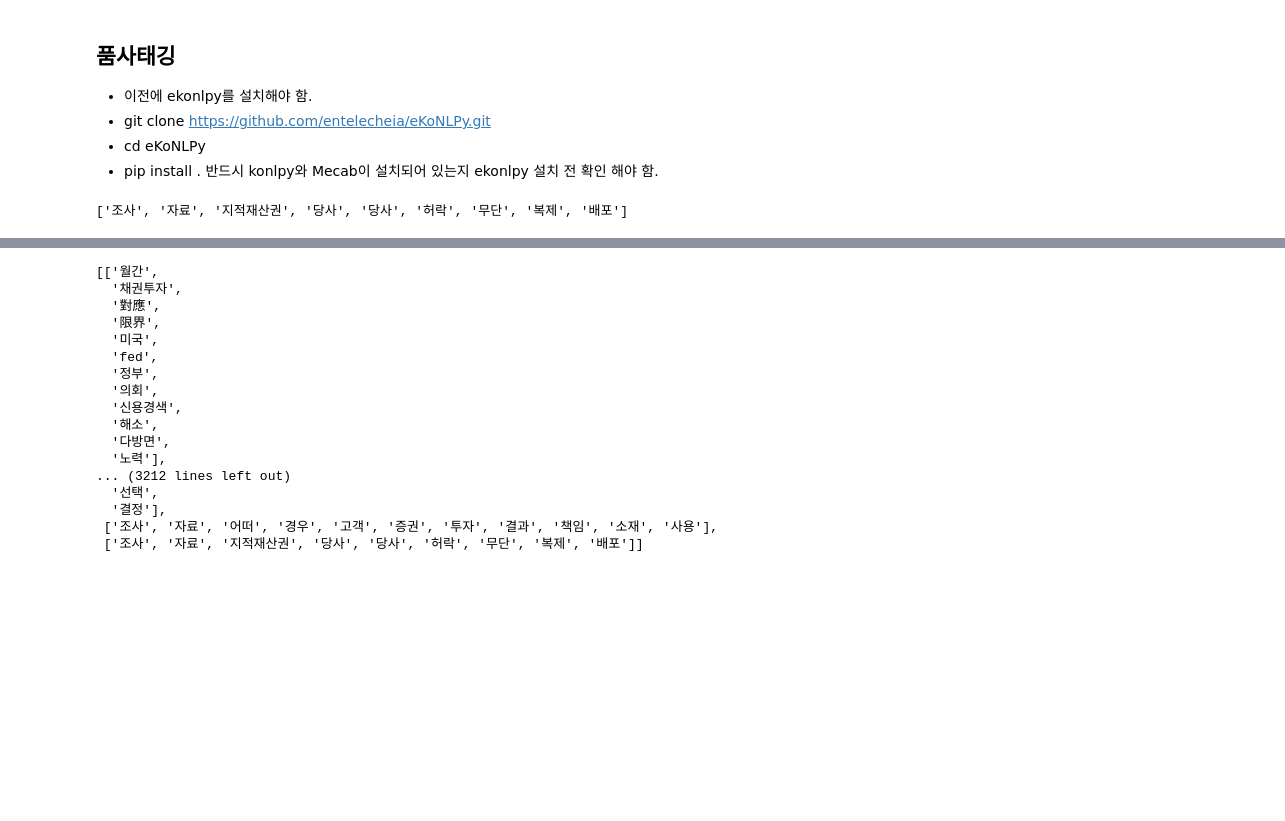
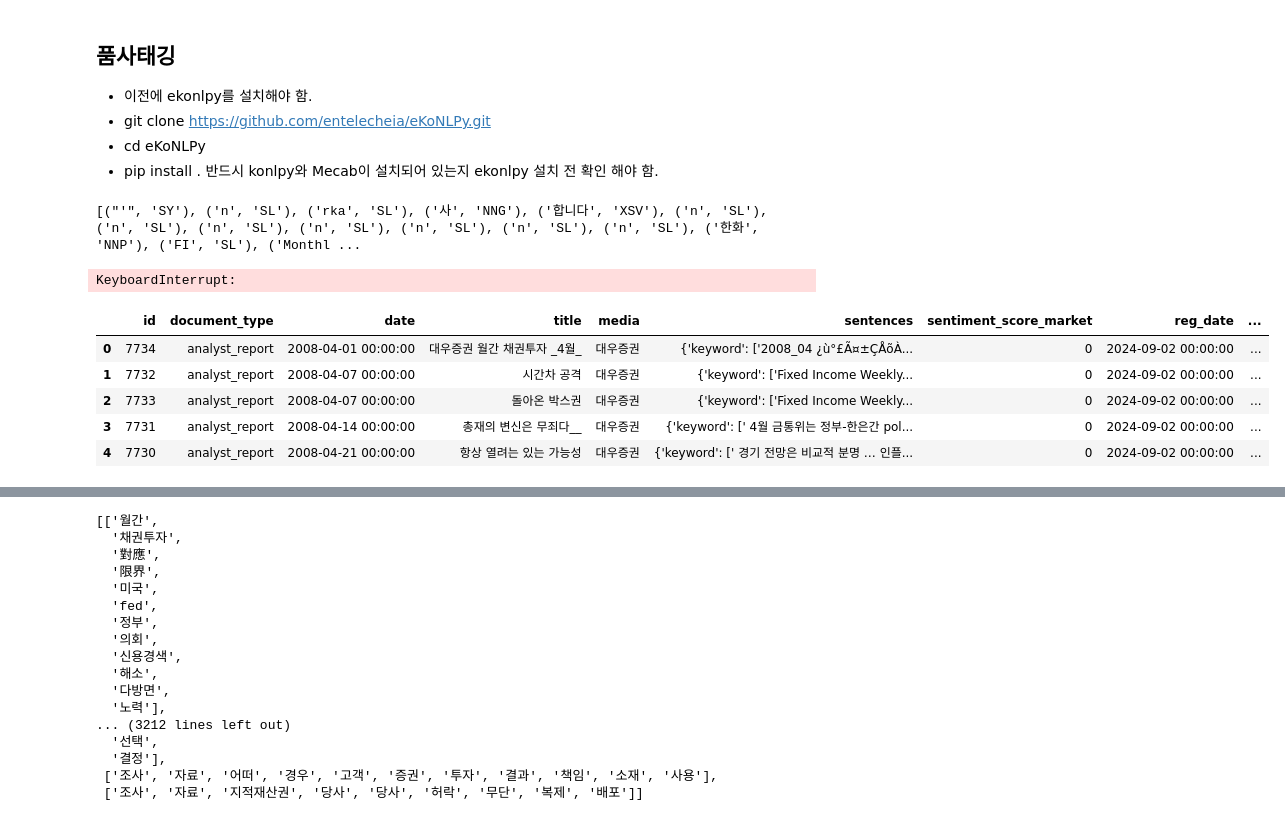
Before and after one commit to kojh0111/korean-nlp-for-monetary-policy, a Jupyter notebook: NLP Processing.ipynb, the cells around one changed output, grey strips where cells are left out. Saved outputs shown, nothing was run; the diff lists cells and outputs as text; code cells hidden in the pictures; blank space fills up the shorter version.

Commit message:
Add n-gram generation and analysis features
- Implement n-gram generation from sentences in DataFrame
- Update existing n-gram data in DataFrame
- Calculate total counts for n-grams across all rows

```diff
--- a/NLP Processing.ipynb
+++ b/NLP Processing.ipynb
@@ -148,14 +173,62 @@ def extract_nouns_from_sentences(contents):
         tokens = mecab.replace_synonyms(tokens)  #동의어 치환
         tokens = mecab.lemmatize(tokens)  #원형 복원
 
+        print(tokens)
+
         # 명사만 추출
-        nouns = [t[0] for t in tokens if t[1] in stopwords]
+        nouns = [t_0 for t_0, t_1, *_ in tokens if t_1 in stopwords]
         res.append(nouns)  # 문장별로 명사만 추출하여 결과 리스트에 추가
 
     return res
-
-# 불러오기
-result = extract_nouns_from_sentences(contents['keyword'])
-print(result[-1])  # 마지막 문장의 명사 리스트 출력
 # %% [output]
-['조사', '자료', '지적재산권', '당사', '당사', '허락', '무단', '복제', '배포']
+[("'", 'SY'), ('n', 'SL'), ('rka', 'SL'), ('사', 'NNG'), ('합니다', 'XSV'), ('n', 'SL'), ('n', 'SL'), ('n', 'SL'), ('n', 'SL'), ('n', 'SL'), ('n', 'SL'), ('n', 'SL'), ('한화', 'NNP'), ('FI', 'SL'), ('Monthl ...
+KeyboardInterrupt:
+# %%
+def generate_ngrams(text, n):
+    words = text.split()
+    return [' '.join(words[i:i+n]) for i in range(len(words) - n + 1)]
+
+def process_ngrams_to_dict(sentences):
+    ngram_counts = {i: Counter() for i in range(1, 6)}  # 1-gram부터 5-gram까지의 Counter 객체
+
+    for sentence in sentences:
+        for n in range(1, 6):
+            ngrams = generate_ngrams(sentence, n)
+            ngram_counts[n].update(ngrams)
+
+    return ngram_counts
+
+def update_ngram_dict(row, sentences_column, ngram_column, total_counts):
+    new_ngrams = process_ngrams_to_dict(row[sentences_column])
+
+    # 기존 딕셔너리가 없으면 새로 생성
+    if not isinstance(row[ngram_column], dict):
+        row[ngram_column] = {}
+
+    # 각 n에 대해 기존 딕셔너리 업데이트 및 total_counts 업데이트
+    for n, gram_counter in new_ngrams.items():
+        n_gram = f"{n}-gram"
+        if n_gram not in row[ngram_column]:
+            row[ngram_column][n_gram] = {}
+        for gram, count in gram_counter.items():
+            row[ngram_column][n_gram][gram] = row[ngram_column][n_gram].get(gram, 0) + count
+            total_counts[n_gram][gram] += count
+
+    return row
+
+def process_dataframe(df, sentences_column, ngram_column):
+    total_counts = {f"{i}-gram": Counter() for i in range(1, 6)}
+    df = df.apply(lambda row: update_ngram_dict(row, sentences_column, ngram_column, total_counts), axis=1)
+    return df, total_counts
+
+# N-gram 생성, dict 컬럼 업데이트 및 전체 카운트 계산
+df, total_counts = process_dataframe(df, 'content_text', 'sentences')
+# %%
+df.head()
+# %% [output]
+|  | id | document_type | date | title | media | sentences | sentiment_score_market | reg_date | ... |
+| 0 | 7734 | analyst_report | 2008-04-01 00:00:00 | 대우증권 월간 채권투자 _4월_ | 대우증권 | {'keyword': ['2008_04 ¿ù°£Ã¤±ÇÅõÀ... | 0 | 2024-09-02 00:00:00 | ... |
+| 1 | 7732 | analyst_report | 2008-04-07 00:00:00 | 시간차 공격 | 대우증권 | {'keyword': ['Fixed Income Weekly... | 0 | 2024-09-02 00:00:00 | ... |
+| 2 | 7733 | analyst_report | 2008-04-07 00:00:00 | 돌아온 박스권 | 대우증권 | {'keyword': ['Fixed Income Weekly... | 0 | 2024-09-02 00:00:00 | ... |
+| 3 | 7731 | analyst_report | 2008-04-14 00:00:00 | 총재의 변신은 무죄다__ | 대우증권 | {'keyword': [' 4월 금통위는 정부-한은간 pol... | 0 | 2024-09-02 00:00:00 | ... |
+| 4 | 7730 | analyst_report | 2008-04-21 00:00:00 | 항상 열려는 있는 가능성 | 대우증권 | {'keyword': [' 경기 전망은 비교적 분명 … 인플... | 0 | 2024-09-02 00:00:00 | ... |
```
Also changed, not shown: parts of 15 cells of this notebook.
